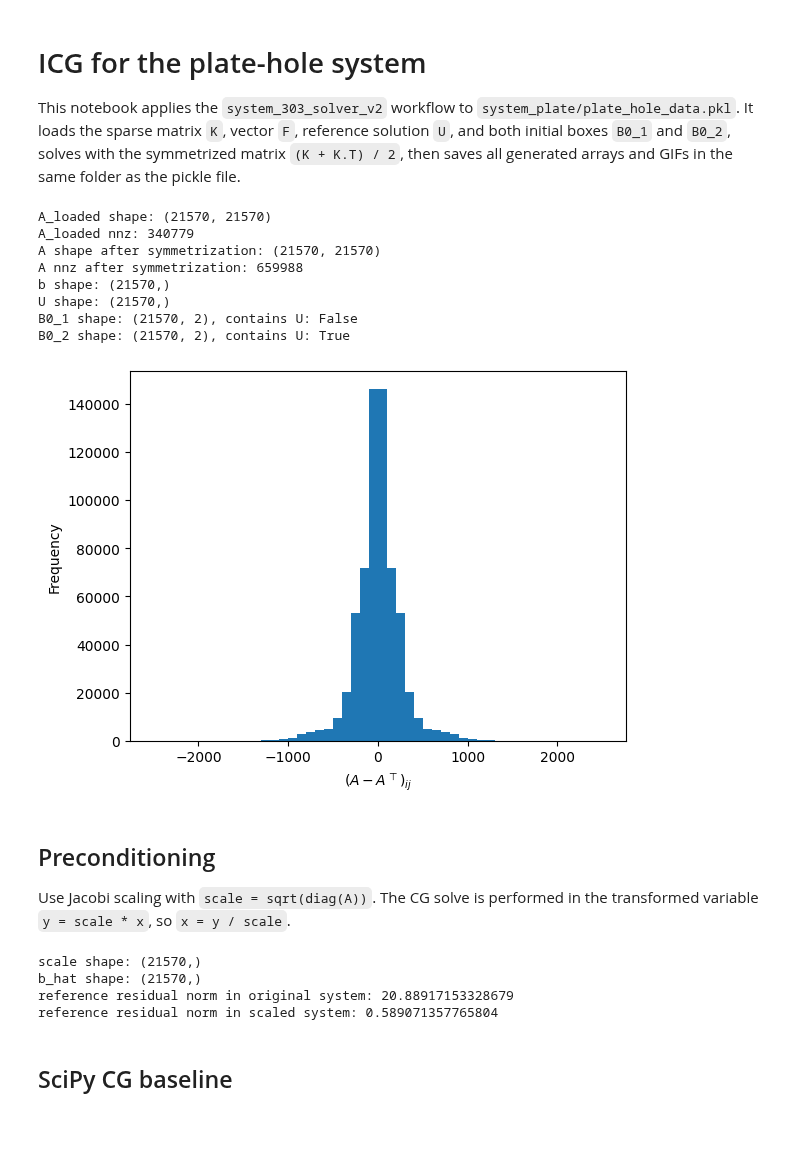
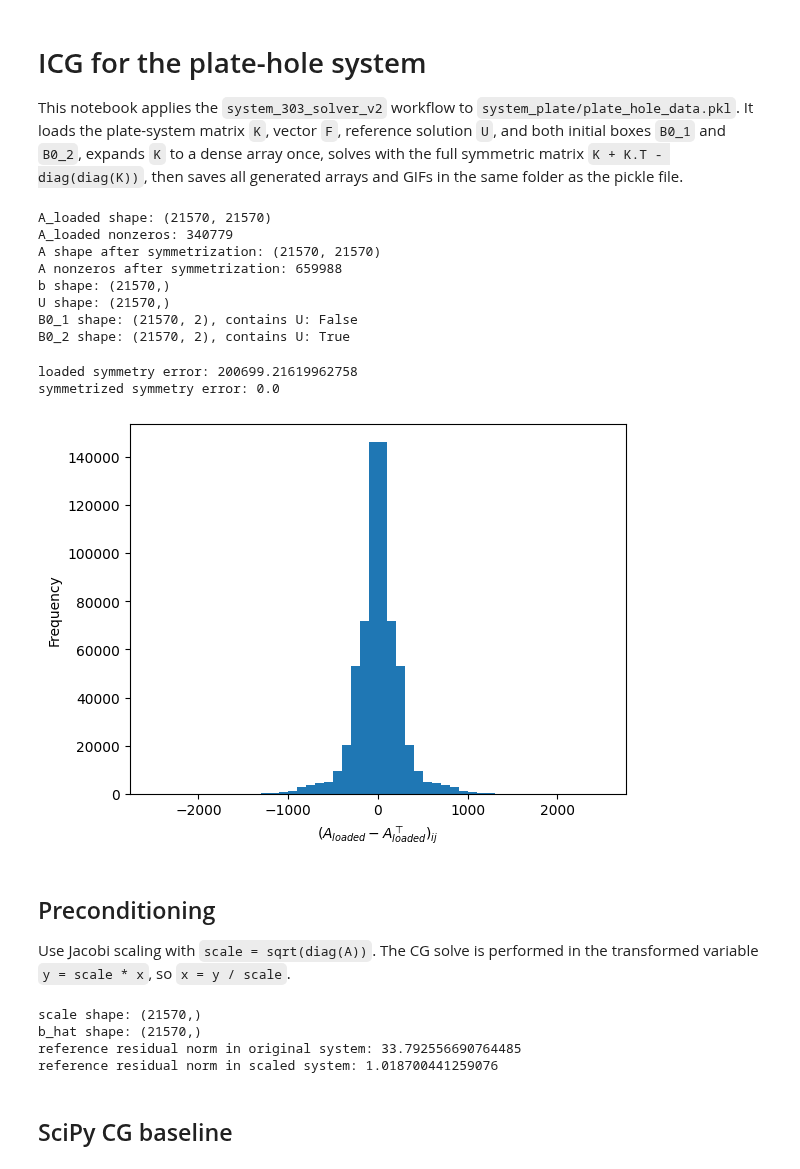
Before and after one commit to GATE-Digital-Twin-Lab/cg-hyperbox-simulations, a Jupyter notebook: system_plate_solver_v2.ipynb, the cells around one changed output. Saved outputs shown, nothing was run; the diff lists cells and outputs as text; code cells hidden in the pictures; blank space fills up the shorter version.

Commit message:
updated the system_303_solver_v3

```diff
--- a/system_plate_solver_v2.ipynb
+++ b/system_plate_solver_v2.ipynb
@@ -2,7 +2,7 @@
 # ICG for the plate-hole system
 
 This notebook applies the `system_303_solver_v2` workflow to `system_plate/plate_hole_data.pkl`.
-It loads the sparse matrix `K`, vector `F`, reference solution `U`, and both initial boxes `B0_1` and `B0_2`, solves with the symmetrized matrix `(K + K.T) / 2`, then saves all generated arrays and GIFs in the same folder as the pickle file.
+It loads the plate-system matrix `K`, vector `F`, reference solution `U`, and both initial boxes `B0_1` and `B0_2`, expands `K` to a dense array once, solves with the full symmetric matrix `K + K.T - diag(diag(K))`, then saves all generated arrays and GIFs in the same folder as the pickle file.
 # %%
 from pathlib import Path
 import os
@@ -22,7 +22,6 @@ import numpy as np
 import matplotlib.pyplot as plt
 from IPython.display import HTML, Image, FileLink, display
 from matplotlib.animation import FuncAnimation, PillowWriter
-from scipy import sparse
 from scipy.linalg import qr
 from scipy.optimize import linprog
 from scipy.sparse.linalg import LinearOperator, cg, eigsh
@@ -30,9 +29,11 @@ from scipy.sparse.linalg import LinearOperator, cg, eigsh
 with pickle_path.open("rb") as file:
     K, F, U, B0_1, B0_2 = pickle.load(file)
 
-A_loaded = K.tocsr() if sparse.issparse(K) else sparse.csr_matrix(np.asarray(K, dtype=float))
-A = (0.5 * (A_loaded + A_loaded.T)).tocsr()
-A.eliminate_zeros()
+A_loaded = K.toarray() if hasattr(K, "toarray") else np.asarray(K, dtype=float)
+A_loaded = np.asarray(A_loaded, dtype=float)
+A = A_loaded.copy()
+A += A_loaded.T
+A[np.diag_indices_from(A)] = A_loaded.diagonal()
 b = np.asarray(F, dtype=float).reshape(-1)
 x_reference = np.asarray(U, dtype=float).reshape(-1)
 boxes = {
@@ -53,9 +54,9 @@ for box_name, box in boxes.items():
         raise ValueError(f"{box_name} has lower bounds above upper bounds.")
 
 print("A_loaded shape:", A_loaded.shape)
-print("A_loaded nnz:", A_loaded.nnz)
+print("A_loaded nonzeros:", np.count_nonzero(A_loaded))
 print("A shape after symmetrization:", A.shape)
-print("A nnz after symmetrization:", A.nnz)
+print("A nonzeros after symmetrization:", np.count_nonzero(A))
 print("b shape:", b.shape)
 print("U shape:", x_reference.shape)
 for box_name, box in boxes.items():
@@ -63,24 +64,46 @@ for box_name, box in boxes.items():
     print(f"{box_name} shape: {box.shape}, contains U: {contains_reference}")
 # %% [output]
 A_loaded shape: (21570, 21570)
-A_loaded nnz: 340779
+A_loaded nonzeros: 340779
 A shape after symmetrization: (21570, 21570)
-A nnz after symmetrization: 659988
+A nonzeros after symmetrization: 659988
 b shape: (21570,)
 U shape: (21570,)
 B0_1 shape: (21570, 2), contains U: False
 B0_2 shape: (21570, 2), contains U: True
 # %%
-A_loaded_diff = A_loaded - A_loaded.T
-print("loaded symmetry error:", sparse.linalg.norm(A_loaded_diff))
-print("symmetrized symmetry error:", sparse.linalg.norm(A - A.T))
+def off_diagonal_symmetry_diffs(matrix):
+    rows, cols = np.nonzero(matrix)
+    off_diagonal = rows != cols
+    rows = rows[off_diagonal]
+    cols = cols[off_diagonal]
+    if rows.size == 0:
+        return np.array([], dtype=float)
 
-plt.hist(A_loaded_diff.data, bins=50)
+    pairs = np.column_stack((np.minimum(rows, cols), np.maximum(rows, cols)))
+    pairs = np.unique(pairs, axis=0)
+    return matrix[pairs[:, 0], pairs[:, 1]] - matrix[pairs[:, 1], pairs[:, 0]]
+
+
+loaded_pair_diffs = off_diagonal_symmetry_diffs(A_loaded)
+symmetrized_pair_diffs = off_diagonal_symmetry_diffs(A)
+loaded_symmetry_error = np.sqrt(2.0 * np.sum(loaded_pair_diffs**2))
+symmetrized_symmetry_error = np.sqrt(2.0 * np.sum(symmetrized_pair_diffs**2))
+print("loaded symmetry error:", loaded_symmetry_error)
+print("symmetrized symmetry error:", symmetrized_symmetry_error)
+
+diff_values = loaded_pair_diffs[loaded_pair_diffs != 0]
+if diff_values.size:
+    plt.hist(np.concatenate((diff_values, -diff_values)), bins=50)
+else:
+    plt.hist([0.0], bins=1)
 plt.xlabel(r"$(A_{loaded}-A_{loaded}^\top)_{ij}$")
 plt.ylabel("Frequency")
 plt.show()
 # %% [output]
+loaded symmetry error: 200699.21619962758
+symmetrized symmetry error: 0.0
-[figure, old version]
+[figure, new version]
 # %% [markdown]
 ## Preconditioning
 
@@ -108,7 +131,7 @@ print("b_hat shape:", b_hat.shape)
 print("reference residual norm in original system:", np.linalg.norm(b - A @ x_reference))
 print("reference residual norm in scaled system:", np.linalg.norm(b_hat - A_hat @ y_reference))
 
-# Eigenvalue estimates are useful but expensive for this sparse 21k system.
+# Eigenvalue estimates are useful but expensive for this 21k system.
 RUN_EIGEN_ESTIMATE = False
 if RUN_EIGEN_ESTIMATE:
     lambda_min_A = eigsh(A, k=1, which="SA", return_eigenvectors=False, tol=1e-4)[0]
@@ -128,8 +151,8 @@ if RUN_EIGEN_ESTIMATE:
 # %% [output]
 scale shape: (21570,)
 b_hat shape: (21570,)
-reference residual norm in original system: 20.88917153328679
-reference residual norm in scaled system: 0.589071357765804
+reference residual norm in original system: 33.792556690764485
+reference residual norm in scaled system: 1.018700441259076
 # %% [markdown]
 ## SciPy CG baseline
 # %%
```
Also changed, not shown: parts of 7 cells of this notebook, 10 other files.
